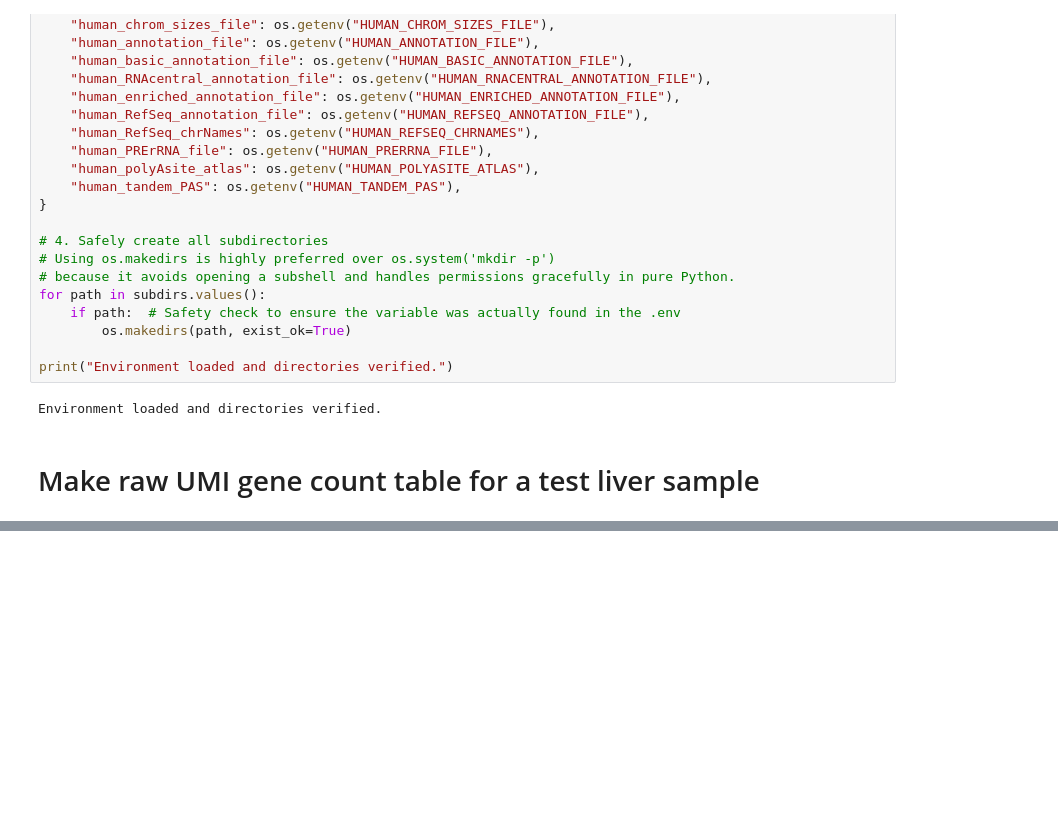
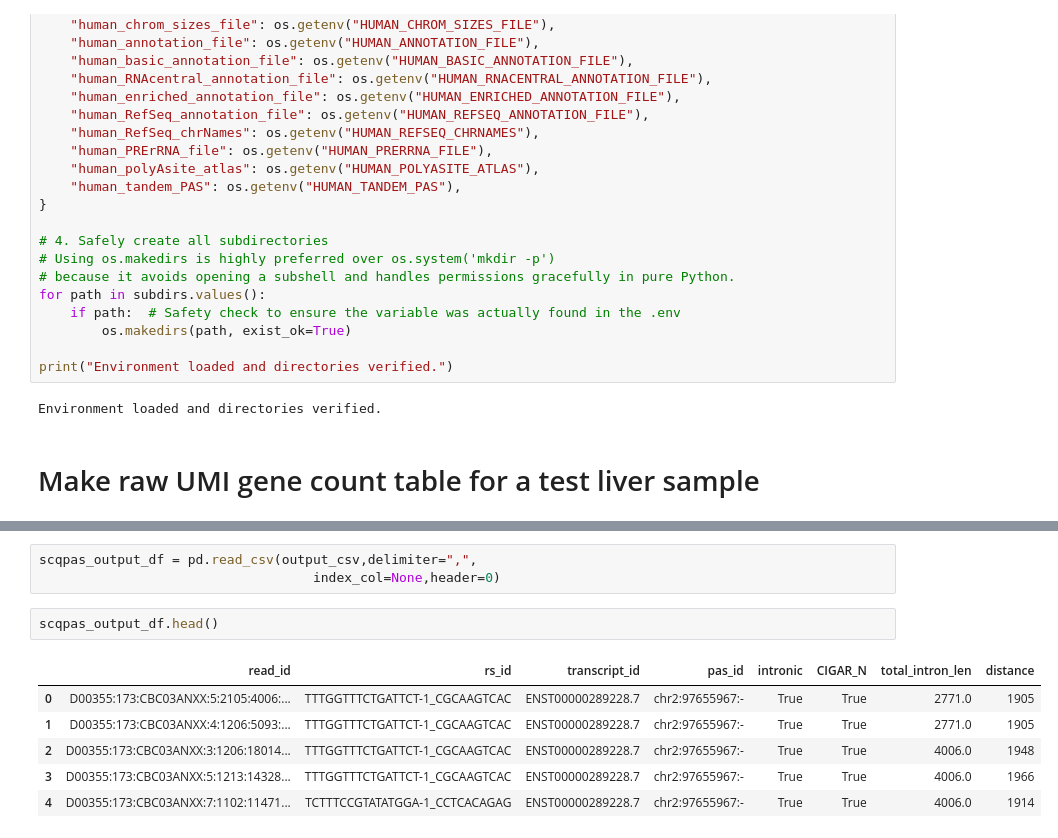
Before and after one commit to zavolanlab/CellType_PolyASite_Atlas, a Jupyter notebook: CellTypePASatlas-current.ipynb, the cells around one changed output, grey strips where cells are left out. Saved outputs shown, nothing was run; the diff lists cells and outputs as text; blank space fills up the shorter version.

```diff
--- a/CellTypePASatlas-current.ipynb
+++ b/CellTypePASatlas-current.ipynb
@@ -144,0 +218,12 @@ bam_path
+# %%
+scqpas_output_df = pd.read_csv(output_csv,delimiter=",",
+                                   index_col=None,header=0)
+# %%
+scqpas_output_df.head()
+# %% [output]
+|  | read_id | rs_id | transcript_id | pas_id | intronic | CIGAR_N | total_intron_len | distance |
+| 0 | D00355:173:CBC03ANXX:5:2105:4006:... | TTTGGTTTCTGATTCT-1_CGCAAGTCAC | ENST00000289228.7 | chr2:97655967:- | True | True | 2771.0 | 1905 |
+| 1 | D00355:173:CBC03ANXX:4:1206:5093:... | TTTGGTTTCTGATTCT-1_CGCAAGTCAC | ENST00000289228.7 | chr2:97655967:- | True | True | 2771.0 | 1905 |
+| 2 | D00355:173:CBC03ANXX:3:1206:18014... | TTTGGTTTCTGATTCT-1_CGCAAGTCAC | ENST00000289228.7 | chr2:97655967:- | True | True | 4006.0 | 1948 |
+| 3 | D00355:173:CBC03ANXX:5:1213:14328... | TTTGGTTTCTGATTCT-1_CGCAAGTCAC | ENST00000289228.7 | chr2:97655967:- | True | True | 4006.0 | 1966 |
+| 4 | D00355:173:CBC03ANXX:7:1102:11471... | TCTTTCCGTATATGGA-1_CCTCACAGAG | ENST00000289228.7 | chr2:97655967:- | True | True | 4006.0 | 1914 |
```
Also changed, not shown: parts of 4 cells of this notebook.
